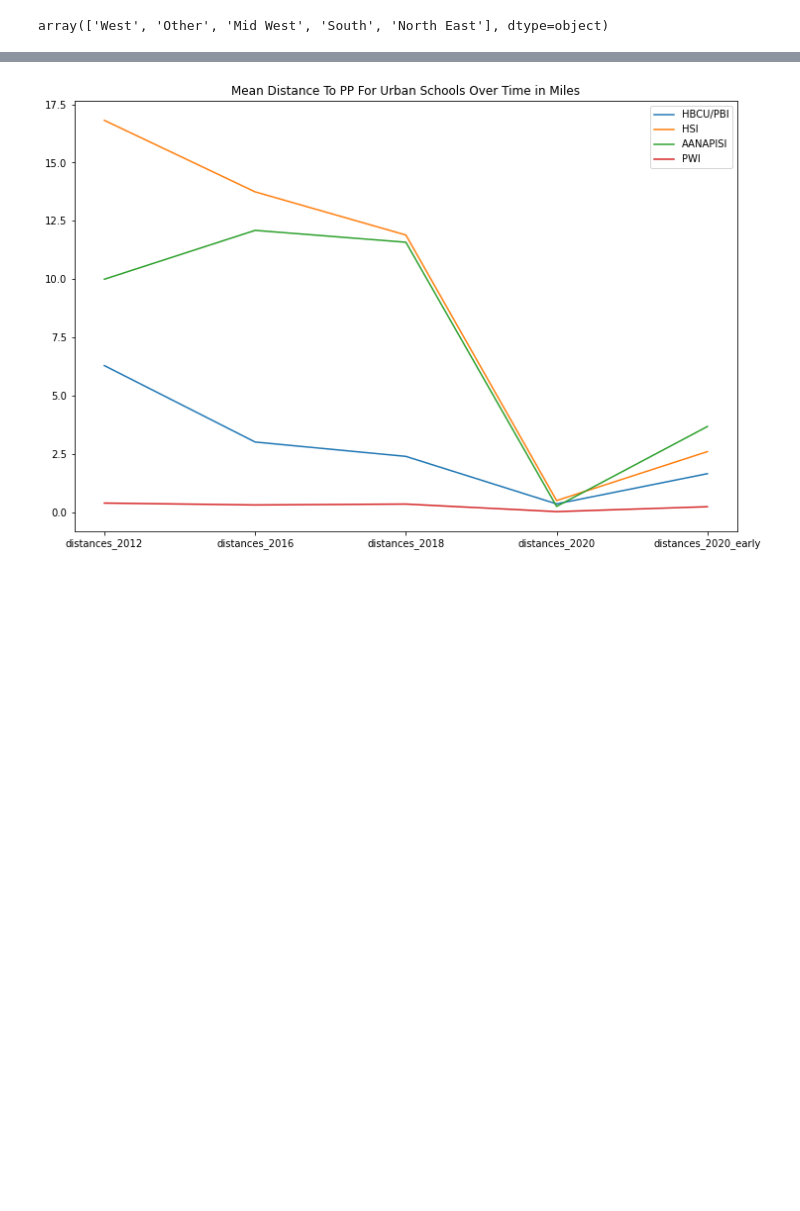
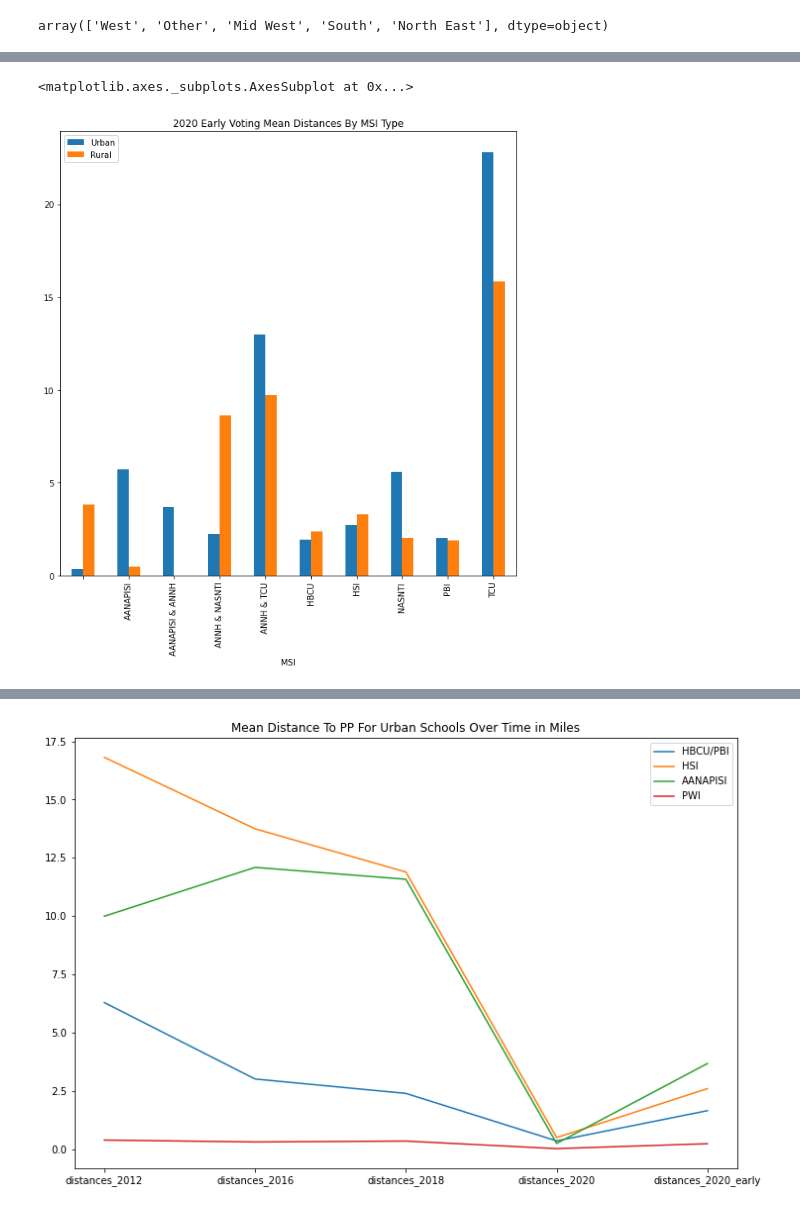
Before and after one commit to nickeubank/mtv_viacom_capstone, a Jupyter notebook: 10_code/30_analysis/UrbanRuralAnalysis.ipynb, the cells around one changed output, grey strips where cells are left out. Saved outputs shown, nothing was run; the diff lists cells and outputs as text; code cells hidden in the pictures; blank space fills up the shorter version.

```diff
--- a/10_code/30_analysis/UrbanRuralAnalysis.ipynb
+++ b/10_code/30_analysis/UrbanRuralAnalysis.ipynb
@@ -27,0 +57,9 @@ rural = data[data['POPPCT_RURAL'] > co]
+# %%
+dfu = urban[["distances_2020_early","MSI"]].groupby('MSI').mean()/1609
+dfr = rural[["distances_2020_early","MSI"]].groupby('MSI').mean()/1609
+df = pd.merge(dfu,dfr, on='MSI')
+df.columns = ['Urban','Rural']
+df.plot.bar(title='2020 Early Voting Mean Distances By MSI Type',figsize=(10,10))
+# %% [output]
+<matplotlib.axes._subplots.AxesSubplot at 0x...>
+[figure, added]
```
Also changed, not shown: parts of 11 cells of this notebook.
